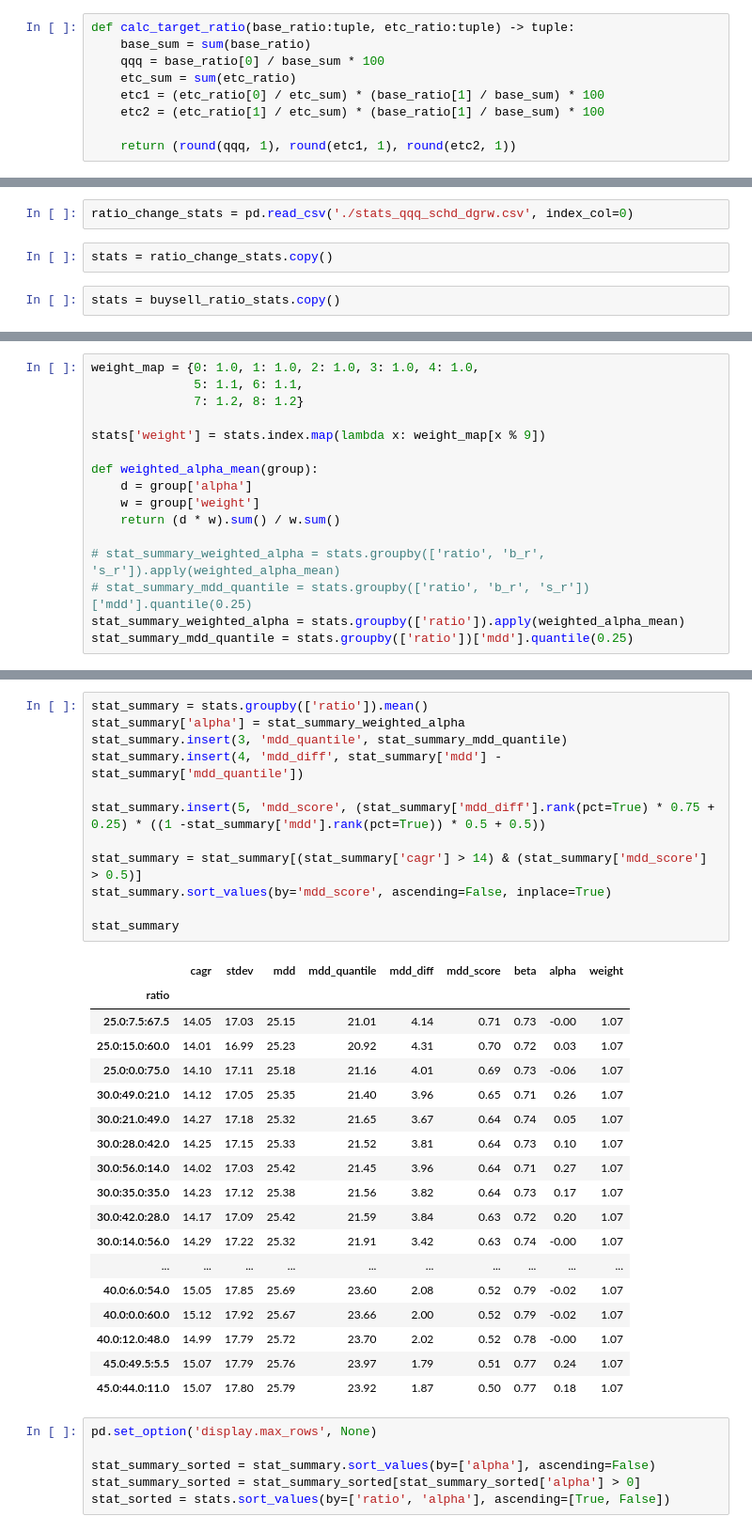
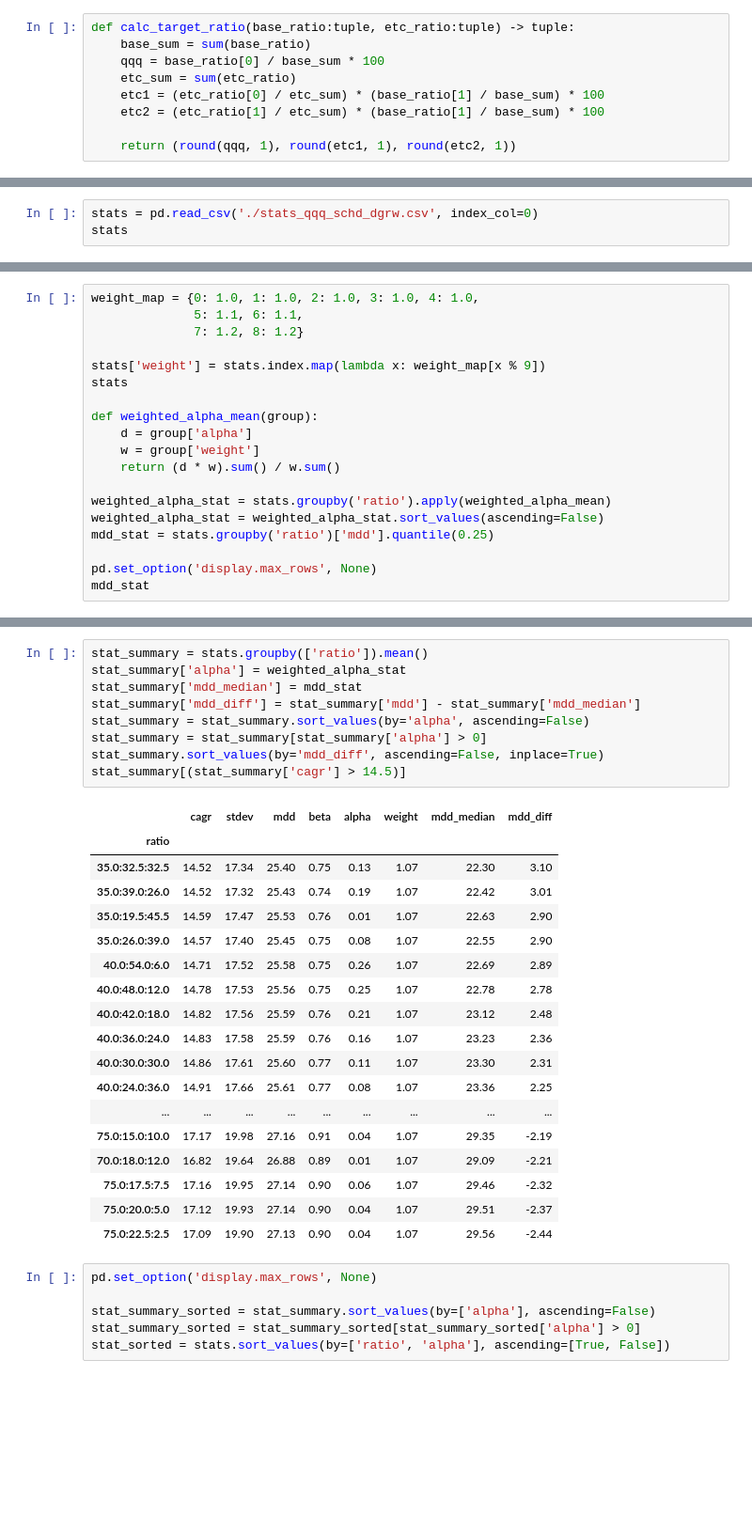
Before and after one commit to RookImS/portfolio_tool, a Jupyter notebook: portfolio.ipynb, the cells around one changed output, grey strips where cells are left out. Shown at 94% size. Drawn from its saved outputs; the diff is of its cells as text; blank space fills up the shorter version.

```diff
--- a/portfolio.ipynb
+++ b/portfolio.ipynb
@@ -172,6 +143,3 @@ ratio_change_stats.to_csv('./stats_qqq_schd_dgrw.csv')
 # %%
-ratio_change_stats = pd.read_csv('./stats_qqq_schd_dgrw.csv', index_col=0)
+stats = pd.read_csv('./stats_qqq_schd_dgrw.csv', index_col=0)
+stats
-# %%
-stats = ratio_change_stats.copy()
-# %%
-stats = buysell_ratio_stats.copy()
@@ -183,13 +149,16 @@ weight_map = {0: 1.0, 1: 1.0, 2: 1.0, 3: 1.0, 4: 1.0,
               7: 1.2, 8: 1.2}
 
 stats['weight'] = stats.index.map(lambda x: weight_map[x % 9])
+stats
 
 def weighted_alpha_mean(group):
     d = group['alpha']
     w = group['weight']
     return (d * w).sum() / w.sum()
 
-# stat_summary_weighted_alpha = stats.groupby(['ratio', 'b_r', 's_r']).apply(weighted_alpha_mean)
-# stat_summary_mdd_quantile = stats.groupby(['ratio', 'b_r', 's_r'])['mdd'].quantile(0.25)
-stat_summary_weighted_alpha = stats.groupby(['ratio']).apply(weighted_alpha_mean)
-stat_summary_mdd_quantile = stats.groupby(['ratio'])['mdd'].quantile(0.25)
+weighted_alpha_stat = stats.groupby('ratio').apply(weighted_alpha_mean)
+weighted_alpha_stat = weighted_alpha_stat.sort_values(ascending=False)
+mdd_stat = stats.groupby('ratio')['mdd'].quantile(0.25)
+
+pd.set_option('display.max_rows', None)
+mdd_stat
@@ -226,34 +183,31 @@ stat_summary
 # %%
 stat_summary = stats.groupby(['ratio']).mean()
-stat_summary['alpha'] = stat_summary_weighted_alpha
-stat_summary.insert(3, 'mdd_quantile', stat_summary_mdd_quantile)
-stat_summary.insert(4, 'mdd_diff', stat_summary['mdd'] - stat_summary['mdd_quantile'])
-
-stat_summary.insert(5, 'mdd_score', (stat_summary['mdd_diff'].rank(pct=True) * 0.75 + 0.25) * ((1 -stat_summary['mdd'].rank(pct=True)) * 0.5 + 0.5))
-
-stat_summary = stat_summary[(stat_summary['cagr'] > 14) & (stat_summary['mdd_score'] > 0.5)]
-stat_summary.sort_values(by='mdd_score', ascending=False, inplace=True)
-
-stat_summary
+stat_summary['alpha'] = weighted_alpha_stat
+stat_summary['mdd_median'] = mdd_stat
+stat_summary['mdd_diff'] = stat_summary['mdd'] - stat_summary['mdd_median']
+stat_summary = stat_summary.sort_values(by='alpha', ascending=False)
+stat_summary = stat_summary[stat_summary['alpha'] > 0]
+stat_summary.sort_values(by='mdd_diff', ascending=False, inplace=True)
+stat_summary[(stat_summary['cagr'] > 14.5)]
 # %% [output]
-|  | cagr | stdev | mdd | mdd_quantile | mdd_diff | mdd_score | beta | alpha | weight |
-| ratio |  |  |  |  |  |  |  |  |  |
-| 25.0:7.5:67.5 | 14.05 | 17.03 | 25.15 | 21.01 | 4.14 | 0.71 | 0.73 | -0.00 | 1.07 |
-| 25.0:15.0:60.0 | 14.01 | 16.99 | 25.23 | 20.92 | 4.31 | 0.70 | 0.72 | 0.03 | 1.07 |
-| 25.0:0.0:75.0 | 14.10 | 17.11 | 25.18 | 21.16 | 4.01 | 0.69 | 0.73 | -0.06 | 1.07 |
-| 30.0:49.0:21.0 | 14.12 | 17.05 | 25.35 | 21.40 | 3.96 | 0.65 | 0.71 | 0.26 | 1.07 |
-| 30.0:21.0:49.0 | 14.27 | 17.18 | 25.32 | 21.65 | 3.67 | 0.64 | 0.74 | 0.05 | 1.07 |
-| 30.0:28.0:42.0 | 14.25 | 17.15 | 25.33 | 21.52 | 3.81 | 0.64 | 0.73 | 0.10 | 1.07 |
-| 30.0:56.0:14.0 | 14.02 | 17.03 | 25.42 | 21.45 | 3.96 | 0.64 | 0.71 | 0.27 | 1.07 |
-| 30.0:35.0:35.0 | 14.23 | 17.12 | 25.38 | 21.56 | 3.82 | 0.64 | 0.73 | 0.17 | 1.07 |
-| 30.0:42.0:28.0 | 14.17 | 17.09 | 25.42 | 21.59 | 3.84 | 0.63 | 0.72 | 0.20 | 1.07 |
-| 30.0:14.0:56.0 | 14.29 | 17.22 | 25.32 | 21.91 | 3.42 | 0.63 | 0.74 | -0.00 | 1.07 |
-| ... | ... | ... | ... | ... | ... | ... | ... | ... | ... |
-| 40.0:6.0:54.0 | 15.05 | 17.85 | 25.69 | 23.60 | 2.08 | 0.52 | 0.79 | -0.02 | 1.07 |
-| 40.0:0.0:60.0 | 15.12 | 17.92 | 25.67 | 23.66 | 2.00 | 0.52 | 0.79 | -0.02 | 1.07 |
-| 40.0:12.0:48.0 | 14.99 | 17.79 | 25.72 | 23.70 | 2.02 | 0.52 | 0.78 | -0.00 | 1.07 |
-| 45.0:49.5:5.5 | 15.07 | 17.79 | 25.76 | 23.97 | 1.79 | 0.51 | 0.77 | 0.24 | 1.07 |
-| 45.0:44.0:11.0 | 15.07 | 17.80 | 25.79 | 23.92 | 1.87 | 0.50 | 0.77 | 0.18 | 1.07 |
+|  | cagr | stdev | mdd | beta | alpha | weight | mdd_median | mdd_diff |
+| ratio |  |  |  |  |  |  |  |  |
+| 35.0:32.5:32.5 | 14.52 | 17.34 | 25.40 | 0.75 | 0.13 | 1.07 | 22.30 | 3.10 |
+| 35.0:39.0:26.0 | 14.52 | 17.32 | 25.43 | 0.74 | 0.19 | 1.07 | 22.42 | 3.01 |
+| 35.0:19.5:45.5 | 14.59 | 17.47 | 25.53 | 0.76 | 0.01 | 1.07 | 22.63 | 2.90 |
+| 35.0:26.0:39.0 | 14.57 | 17.40 | 25.45 | 0.75 | 0.08 | 1.07 | 22.55 | 2.90 |
+| 40.0:54.0:6.0 | 14.71 | 17.52 | 25.58 | 0.75 | 0.26 | 1.07 | 22.69 | 2.89 |
+| 40.0:48.0:12.0 | 14.78 | 17.53 | 25.56 | 0.75 | 0.25 | 1.07 | 22.78 | 2.78 |
+| 40.0:42.0:18.0 | 14.82 | 17.56 | 25.59 | 0.76 | 0.21 | 1.07 | 23.12 | 2.48 |
+| 40.0:36.0:24.0 | 14.83 | 17.58 | 25.59 | 0.76 | 0.16 | 1.07 | 23.23 | 2.36 |
+| 40.0:30.0:30.0 | 14.86 | 17.61 | 25.60 | 0.77 | 0.11 | 1.07 | 23.30 | 2.31 |
+| 40.0:24.0:36.0 | 14.91 | 17.66 | 25.61 | 0.77 | 0.08 | 1.07 | 23.36 | 2.25 |
+| ... | ... | ... | ... | ... | ... | ... | ... | ... |
+| 75.0:15.0:10.0 | 17.17 | 19.98 | 27.16 | 0.91 | 0.04 | 1.07 | 29.35 | -2.19 |
+| 70.0:18.0:12.0 | 16.82 | 19.64 | 26.88 | 0.89 | 0.01 | 1.07 | 29.09 | -2.21 |
+| 75.0:17.5:7.5 | 17.16 | 19.95 | 27.14 | 0.90 | 0.06 | 1.07 | 29.46 | -2.32 |
+| 75.0:20.0:5.0 | 17.12 | 19.93 | 27.14 | 0.90 | 0.04 | 1.07 | 29.51 | -2.37 |
+| 75.0:22.5:2.5 | 17.09 | 19.90 | 27.13 | 0.90 | 0.04 | 1.07 | 29.56 | -2.44 |
 # %%
 pd.set_option('display.max_rows', None)
 
```
Also changed, not shown: parts of 17 cells of this notebook, 2 other files.
